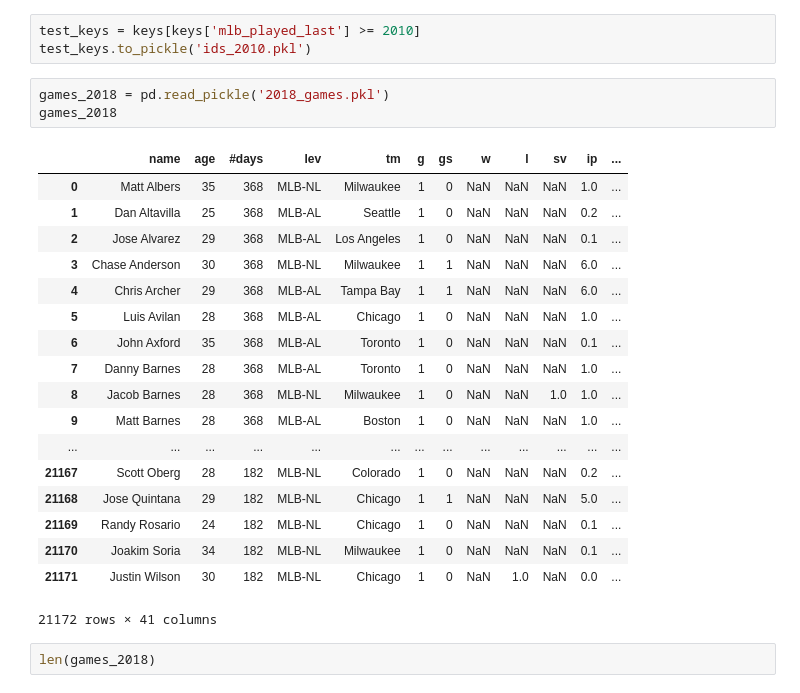
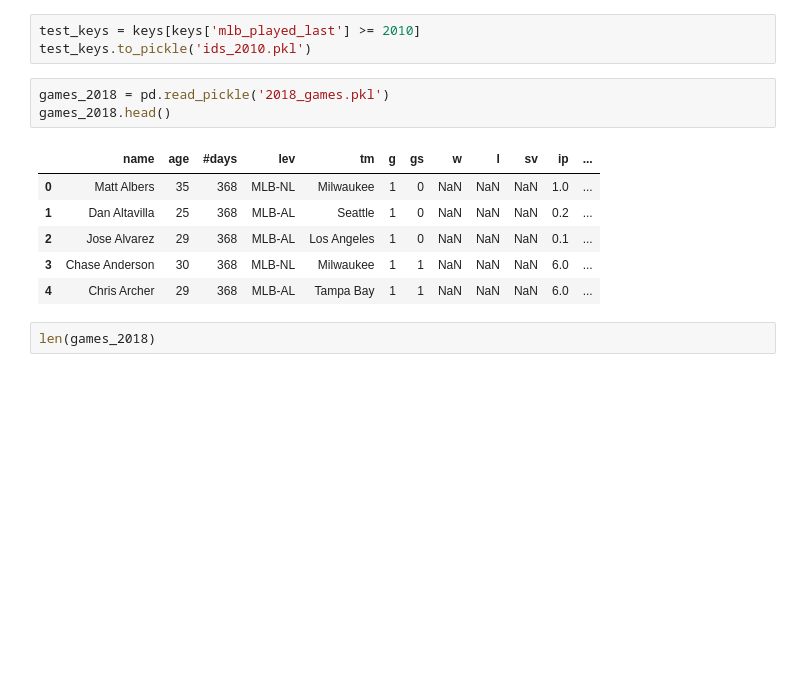
Before and after one commit to t-phill/mlb_injuries, a Jupyter notebook: pickles/pickles.ipynb, the cells around one changed output. Saved outputs shown, nothing was run; the diff lists cells and outputs as text; blank space fills up the shorter version.

```diff
--- a/pickles/pickles.ipynb
+++ b/pickles/pickles.ipynb
@@ -239,26 +939,14 @@ test_keys = keys[keys['mlb_played_last'] >= 2010]
 test_keys.to_pickle('ids_2010.pkl')
 # %%
 games_2018 = pd.read_pickle('2018_games.pkl')
-games_2018
+games_2018.head()
 # %% [output]
 |  | name | age | #days | lev | tm | g | gs | w | l | sv | ip | ... |
 | 0 | Matt Albers | 35 | 368 | MLB-NL | Milwaukee | 1 | 0 | NaN | NaN | NaN | 1.0 | ... |
 | 1 | Dan Altavilla | 25 | 368 | MLB-AL | Seattle | 1 | 0 | NaN | NaN | NaN | 0.2 | ... |
 | 2 | Jose Alvarez | 29 | 368 | MLB-AL | Los Angeles | 1 | 0 | NaN | NaN | NaN | 0.1 | ... |
 | 3 | Chase Anderson | 30 | 368 | MLB-NL | Milwaukee | 1 | 1 | NaN | NaN | NaN | 6.0 | ... |
 | 4 | Chris Archer | 29 | 368 | MLB-AL | Tampa Bay | 1 | 1 | NaN | NaN | NaN | 6.0 | ... |
-| 5 | Luis Avilan | 28 | 368 | MLB-AL | Chicago | 1 | 0 | NaN | NaN | NaN | 1.0 | ... |
-| 6 | John Axford | 35 | 368 | MLB-AL | Toronto | 1 | 0 | NaN | NaN | NaN | 0.1 | ... |
-| 7 | Danny Barnes | 28 | 368 | MLB-AL | Toronto | 1 | 0 | NaN | NaN | NaN | 1.0 | ... |
-| 8 | Jacob Barnes | 28 | 368 | MLB-NL | Milwaukee | 1 | 0 | NaN | NaN | 1.0 | 1.0 | ... |
-| 9 | Matt Barnes | 28 | 368 | MLB-AL | Boston | 1 | 0 | NaN | NaN | NaN | 1.0 | ... |
-| ... | ... | ... | ... | ... | ... | ... | ... | ... | ... | ... | ... | ... |
-| 21167 | Scott Oberg | 28 | 182 | MLB-NL | Colorado | 1 | 0 | NaN | NaN | NaN | 0.2 | ... |
-| 21168 | Jose Quintana | 29 | 182 | MLB-NL | Chicago | 1 | 1 | NaN | NaN | NaN | 5.0 | ... |
-| 21169 | Randy Rosario | 24 | 182 | MLB-NL | Chicago | 1 | 0 | NaN | NaN | NaN | 0.1 | ... |
-| 21170 | Joakim Soria | 34 | 182 | MLB-NL | Milwaukee | 1 | 0 | NaN | NaN | NaN | 0.1 | ... |
-| 21171 | Justin Wilson | 30 | 182 | MLB-NL | Chicago | 1 | 0 | NaN | 1.0 | NaN | 0.0 | ... |
-21172 rows × 41 columns
 # %%
 len(games_2018)
 # %% [output]
```
Also changed, not shown: parts of 48 cells of this notebook.
